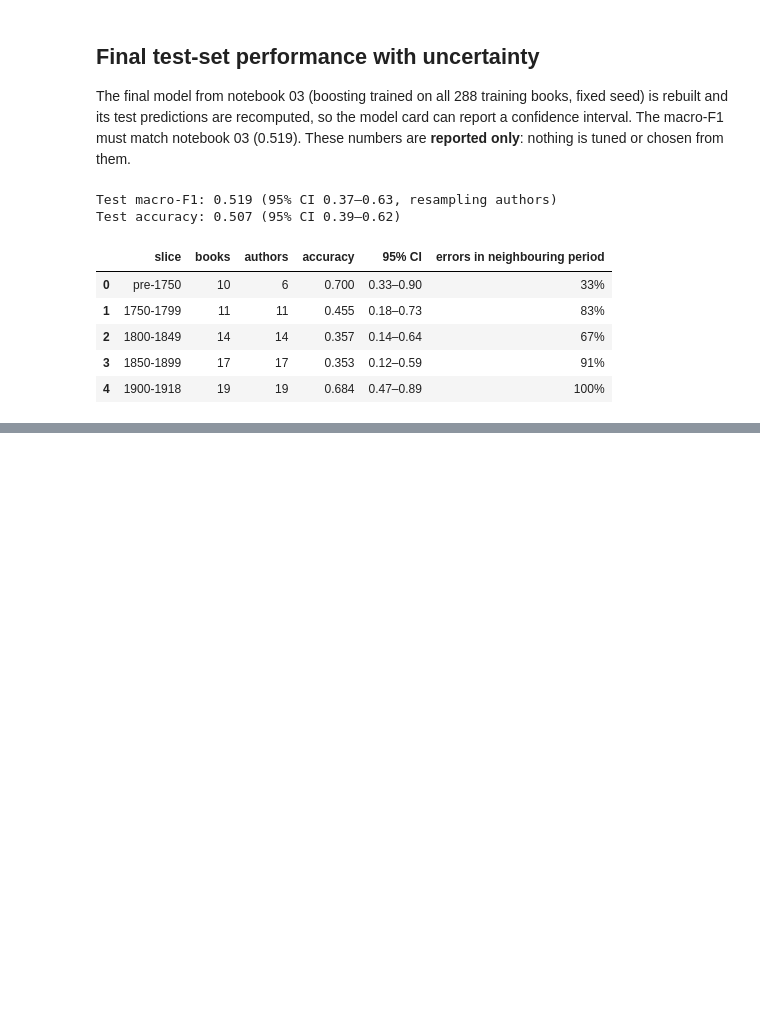
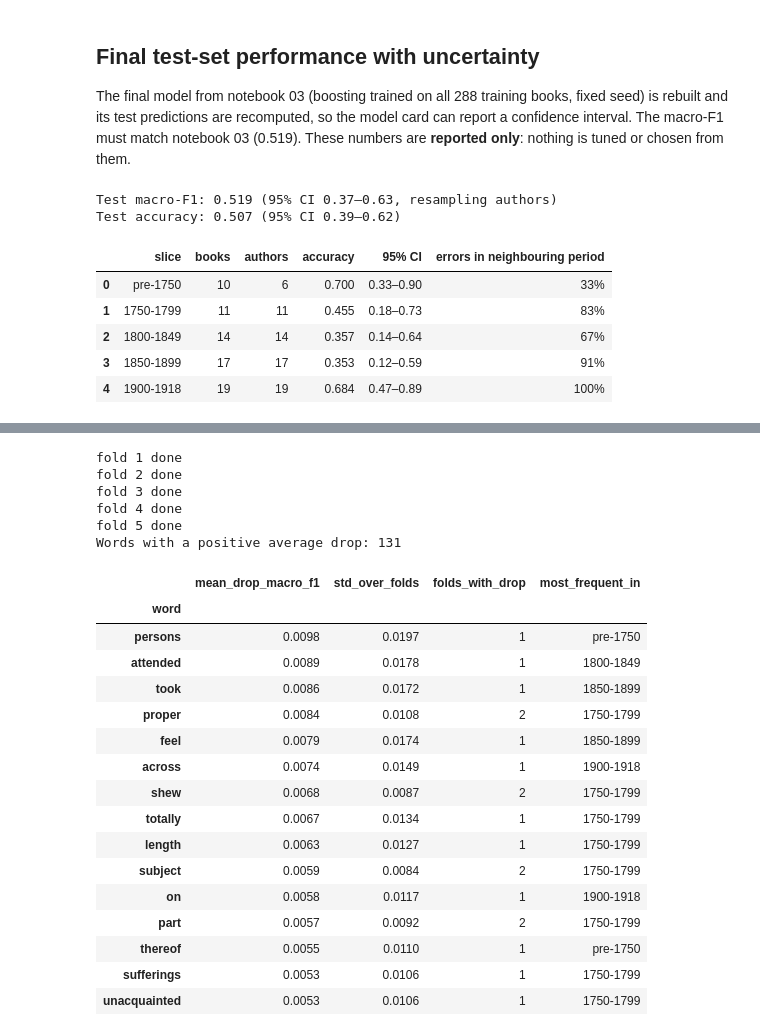
Before and after one commit to JamFog/Machine-Learning-Project, a Jupyter notebook: notebooks/06_errors_interpretation.ipynb, the cells around one changed output, grey strips where cells are left out. Cells and saved outputs as stored; diff of their text form; code cells hidden in the pictures; blank space fills up the shorter version.

```diff
--- a/notebooks/06_errors_interpretation.ipynb
+++ b/notebooks/06_errors_interpretation.ipynb
@@ -203,0 +272,62 @@ Test accuracy: 0.507 (95% CI 0.39–0.62)
+# %%
+TOP_K, REPEATS = 150, 5
+rng_perm = np.random.default_rng(config.RANDOM_STATE)
+rows = []
+for k, (tr, va) in enumerate(cv.split(train, train["period"], train["group"]), start=1):
+    model = boosting_model().fit(train["excerpt"].iloc[tr], train["period"].iloc[tr])
+    vec, clf = model[0], model[-1]
+    words = vec.get_feature_names_out()
+    X_va = vec.transform(train["excerpt"].iloc[va]).toarray()
+    y_va = train["period"].iloc[va].to_numpy()
+    base = f1_score(y_va, clf.predict(X_va), average="macro")
+    for j in np.argsort(clf.feature_importances_)[::-1][:TOP_K]:
+        drops = []
+        for _ in range(REPEATS):
+            X_p = X_va.copy()
+            X_p[:, j] = rng_perm.permutation(X_p[:, j])
+            drops.append(base - f1_score(y_va, clf.predict(X_p), average="macro"))
+        rows.append({"fold": k, "word": words[j], "drop": np.mean(drops)})
+    print(f"fold {k} done")
+
+by_fold = pd.DataFrame(rows).pivot_table(index="word", columns="fold", values="drop", fill_value=0)
+by_fold = by_fold.reindex(columns=range(1, 6), fill_value=0)
+
+# direction: period where each word is most frequent (vectoriser of the final model, fitted on all training books)
+vec_all = final_model[0]
+X_all = vec_all.transform(train["excerpt"])
+vocab = {w: i for i, w in enumerate(vec_all.get_feature_names_out())}
+mean_by_period = pd.DataFrame({p: np.asarray(X_all[(train["period"] == p).to_numpy()].mean(axis=0)).ravel() for p in PERIODS})
+
+importance = pd.DataFrame({
+    "mean_drop_macro_f1": by_fold.mean(axis=1),
+    "std_over_folds": by_fold.std(axis=1, ddof=0),
+    "folds_with_drop": (by_fold > 0).sum(axis=1),
+})
+importance["most_frequent_in"] = [mean_by_period.iloc[vocab[w]].idxmax() for w in importance.index]
+importance = importance.sort_values("mean_drop_macro_f1", ascending=False)
+print("Words with a positive average drop:", (importance["mean_drop_macro_f1"] > 0).sum())
+importance.head(15).round(4)
+# %% [output]
+fold 1 done
+fold 2 done
+fold 3 done
+fold 4 done
+fold 5 done
+Words with a positive average drop: 131
+|  | mean_drop_macro_f1 | std_over_folds | folds_with_drop | most_frequent_in |
+| word |  |  |  |  |
+| persons | 0.0098 | 0.0197 | 1 | pre-1750 |
+| attended | 0.0089 | 0.0178 | 1 | 1800-1849 |
+| took | 0.0086 | 0.0172 | 1 | 1850-1899 |
+| proper | 0.0084 | 0.0108 | 2 | 1750-1799 |
+| feel | 0.0079 | 0.0174 | 1 | 1850-1899 |
+| across | 0.0074 | 0.0149 | 1 | 1900-1918 |
+| shew | 0.0068 | 0.0087 | 2 | 1750-1799 |
+| totally | 0.0067 | 0.0134 | 1 | 1750-1799 |
+| length | 0.0063 | 0.0127 | 1 | 1750-1799 |
+| subject | 0.0059 | 0.0084 | 2 | 1750-1799 |
+| on | 0.0058 | 0.0117 | 1 | 1900-1918 |
+| part | 0.0057 | 0.0092 | 2 | 1750-1799 |
+| thereof | 0.0055 | 0.0110 | 1 | pre-1750 |
+| sufferings | 0.0053 | 0.0106 | 1 | 1750-1799 |
+| unacquainted | 0.0053 | 0.0106 | 1 | 1750-1799 |
```
Also changed, not shown: parts of 18 cells of this notebook, 7 other files.
